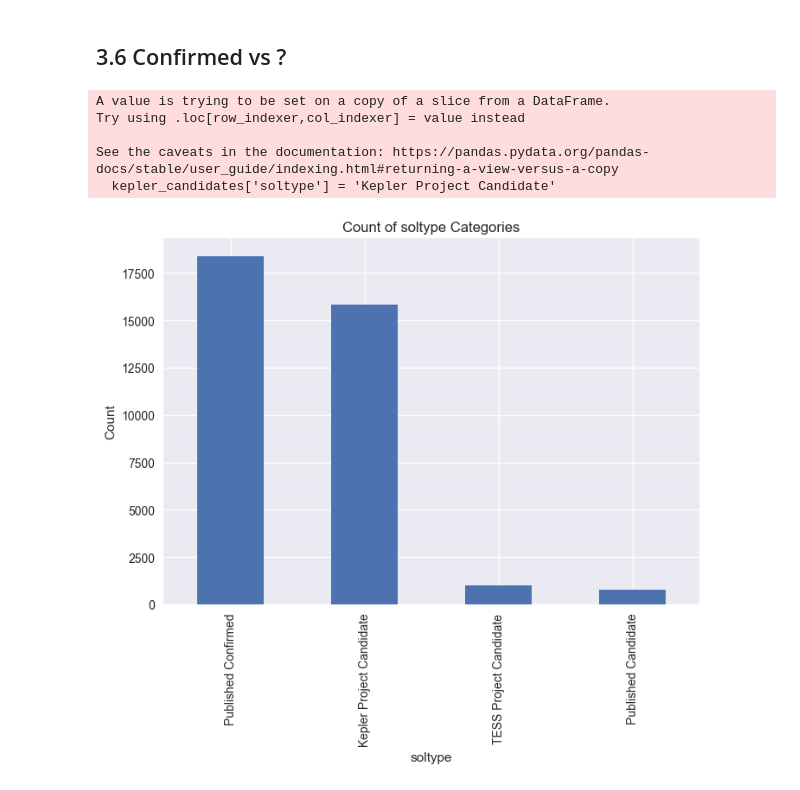
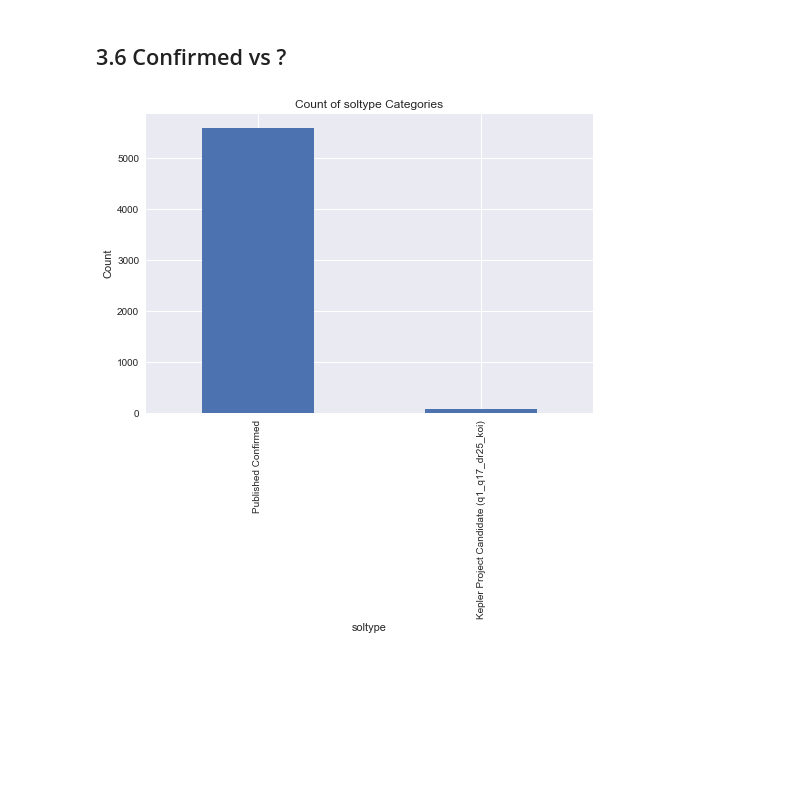
Before and after one commit to albertoseleto/exoplanets-classifier, a Jupyter notebook: thesis.ipynb, the cells around one changed output. Drawn from its saved outputs; the diff is of its cells as text; code cells hidden in the pictures; blank space fills up the shorter version.

```diff
--- a/thesis.ipynb
+++ b/thesis.ipynb
@@ -120,5 +125,5 @@ df_filtered_2
 # %% [markdown]
 ### 2.4 Rename Columns
 # %%
-df_filtered_2.rename(columns={'cb_flag': 'circumbinary_flag', 'sy_snum': 'star_number', 'disc_facility': 'discovery_facility',
+df_filtered_3.rename(columns={'cb_flag': 'circumbinary_flag', 'sy_snum': 'star_number', 'disc_facility': 'discovery_facility',
                               'disc_telescope': 'discovery_telescope', 'disc_instrument': 'discovery_instrument'}, inplace=True)
@@ -163,15 +170,15 @@ pd.set_option('display.max_columns', None)
 # %%
 # Calculate value counts
-value_counts = df_filtered_2['discovery_telescope'].value_counts()
+value_counts = df_filtered_3['discovery_telescope'].value_counts()
 
 # Identify values with counts less than 85
 to_replace = value_counts[value_counts < 85].index
 
 # Replace these values with "Other"
-df_filtered_2['discovery_telescope'] = df_filtered_2['discovery_telescope'].replace(to_replace, 'Other')
+df_filtered_3['discovery_telescope'] = df_filtered_3['discovery_telescope'].replace(to_replace, 'Other')
 
 # Plot the updated value counts
-df_filtered_2['discovery_telescope'].value_counts().plot.bar(title='Number of exoplanets discovered with each telescope')
+df_filtered_3['discovery_telescope'].value_counts().plot.bar(title='Number of exoplanets discovered with each telescope')
 plt.xlabel('Telescope')
 plt.ylabel('Number of Exoplanets')
 plt.show()
@@ -183,16 +195,16 @@ plt.show()
 ### 3.3 Discovery instrument analysis
 # %%
 # Calculate value counts
-value_counts = df_filtered_2['discovery_instrument'].value_counts()
+value_counts = df_filtered_3['discovery_instrument'].value_counts()
 
 # Identify values with counts less than 80
 to_replace = value_counts[value_counts < 80].index
 
 # Replace these values with "Others"
-df_filtered_2['discovery_instrument'] = df_filtered_2['discovery_instrument'].replace(to_replace, 'Others')
+df_filtered_3['discovery_instrument'] = df_filtered_3['discovery_instrument'].replace(to_replace, 'Others')
 
 # Plot the updated value counts
-df_filtered_2['discovery_instrument'].value_counts().plot.bar(title='Number of exoplanets discovered by each instrument')
+df_filtered_3['discovery_instrument'].value_counts().plot.bar(title='Number of exoplanets discovered by each instrument')
 plt.xlabel('Instrument')
 plt.ylabel('Number of Exoplanets')
 plt.show()
@@ -204,16 +221,16 @@ plt.show()
 K2 is a different mission than kepler, after it had some issues, they changed the way of operation of the satellite.
 # %%
 # Calculate value counts
-value_counts = df_filtered_2['discovery_facility'].value_counts()
+value_counts = df_filtered_3['discovery_facility'].value_counts()
 
 # Identify values with counts less than 94
 to_replace = value_counts[value_counts < 94].index
 
 # Replace these values with "Others"
-df_filtered_2['discovery_facility'] = df_filtered_2['discovery_facility'].replace(to_replace, 'Others')
+df_filtered_3['discovery_facility'] = df_filtered_3['discovery_facility'].replace(to_replace, 'Others')
 
 # Plot the updated value counts
-df_filtered_2['discovery_facility'].value_counts().plot.bar(title='Number of exoplanets discovered in each facility')
+df_filtered_3['discovery_facility'].value_counts().plot.bar(title='Number of exoplanets discovered in each facility')
 plt.xlabel('Facility')
 plt.ylabel('Number of Exoplanets')
 plt.show()
@@ -247,28 +269,15 @@ df_filtered_2['pl_letter'].value_counts().plot.bar(title='Count of Letter in pl_
 # %%
 import matplotlib.pyplot as plt
 
-# Filter the DataFrame
-kepler_candidates = df_filtered_2[df_filtered_2['soltype'].str.startswith('Kepler Project Candidate')]
 
-# Replace the soltype values that start with 'Kepler Project Candidate' with a common label
-kepler_candidates['soltype'] = 'Kepler Project Candidate'
-
-# Combine this modified DataFrame with the rest of the DataFrame
-other_candidates = df_filtered_2[~df_filtered_2['soltype'].str.startswith('Kepler Project Candidate')]
-combined_df = pd.concat([kepler_candidates, other_candidates])
 
 # Count the occurrences of each soltype
-soltype_counts = combined_df['soltype'].value_counts()
+soltype_counts = df_filtered_3['soltype'].value_counts()
 
 # Plot the results
 soltype_counts.plot.bar(title='Count of soltype Categories')
 plt.xlabel('soltype')
 plt.ylabel('Count')
 plt.show()
 # %% [output]
-A value is trying to be set on a copy of a slice from a DataFrame.
-Try using .loc[row_indexer,col_indexer] = value instead
-
-See the caveats in the documentation: https://pandas.pydata.org/pandas-docs/stable/user_guide/indexing.html#returning-a-view-versus-a-copy
-  kepler_candidates['soltype'] = 'Kepler Project Candidate'
-[figure, old version]
+[figure, new version]
```
Also changed, not shown: parts of 15 cells of this notebook, 5 other files.
